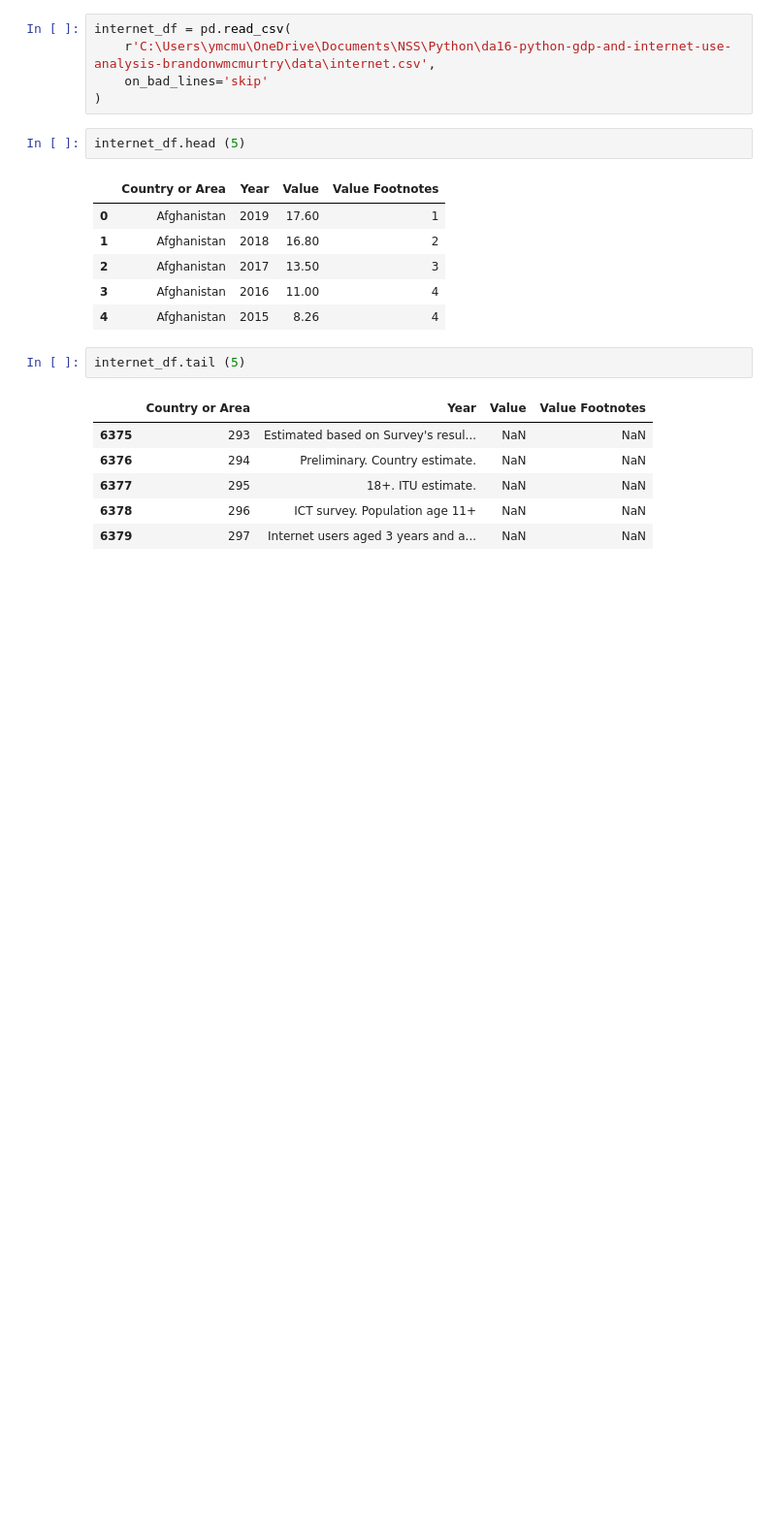
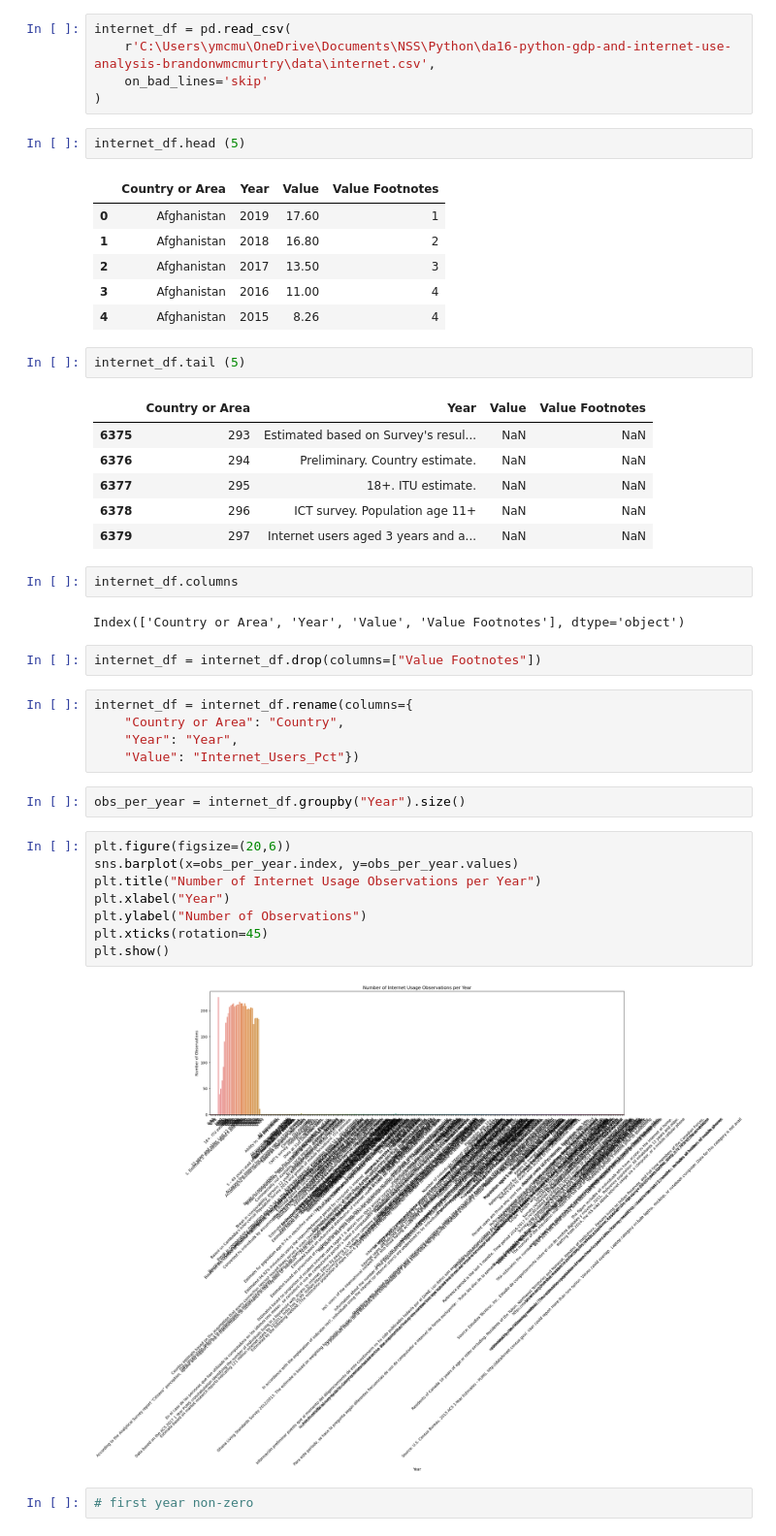
Before and after one commit to NSS-Data-Analytics-Cohort-16/da16-python-gdp-and-internet-use-analysis-brandonwmcmurtry, a Jupyter notebook: notebooks/gdp_internetuse.ipynb, the cells around one changed output. Shown at 97% size. Saved outputs shown, nothing was run; the diff lists cells and outputs as text; blank space fills up the shorter version.

```diff
--- a/notebooks/gdp_internetuse.ipynb
+++ b/notebooks/gdp_internetuse.ipynb
@@ -266,3 +266,28 @@ internet_df.tail (5)
 | 6377 | 295 | 18+. ITU estimate. | NaN | NaN |
 | 6378 | 296 | ICT survey. Population age 11+ | NaN | NaN |
 | 6379 | 297 | Internet users aged 3 years and a... | NaN | NaN |
+# %%
+internet_df.columns
+# %% [output]
+Index(['Country or Area', 'Year', 'Value', 'Value Footnotes'], dtype='object')
+# %%
+internet_df = internet_df.drop(columns=["Value Footnotes"])
+# %%
+internet_df = internet_df.rename(columns={
+    "Country or Area": "Country",
+    "Year": "Year",
+    "Value": "Internet_Users_Pct"})
+# %%
+obs_per_year = internet_df.groupby("Year").size()
+# %%
+plt.figure(figsize=(20,6))
+sns.barplot(x=obs_per_year.index, y=obs_per_year.values)
+plt.title("Number of Internet Usage Observations per Year")
+plt.xlabel("Year")
+plt.ylabel("Number of Observations")
+plt.xticks(rotation=45)
+plt.show()
+# %% [output]
+[figure, added]
+# %%
+# first year non-zero
```
Also changed, not shown: parts of 38 cells of this notebook.
